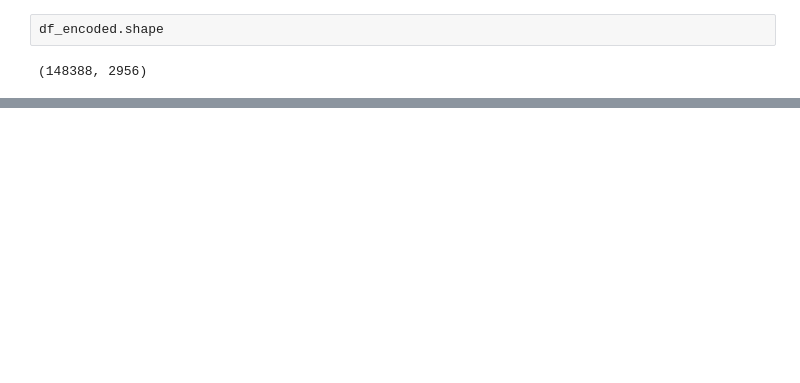
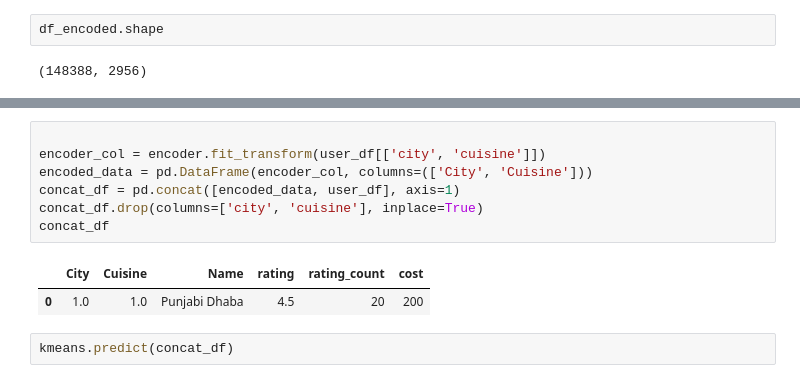
Before and after one commit to Shanchai-bit/Swiggy-s-Restaurant-Recommendation-System, a Jupyter notebook: swiggy.ipynb, the cells around one changed output, grey strips where cells are left out. Saved outputs shown, nothing was run; the diff lists cells and outputs as text; blank space fills up the shorter version.

```diff
--- a/swiggy.ipynb
+++ b/swiggy.ipynb
@@ -287,0 +335,12 @@ else:
+# %%
+
+encoder_col = encoder.fit_transform(user_df[['city', 'cuisine']])
+encoded_data = pd.DataFrame(encoder_col, columns=(['City', 'Cuisine']))
+concat_df = pd.concat([encoded_data, user_df], axis=1)
+concat_df.drop(columns=['city', 'cuisine'], inplace=True)
+concat_df
+# %% [output]
+|  | City | Cuisine | Name | rating | rating_count | cost |
+| 0 | 1.0 | 1.0 | Punjabi Dhaba | 4.5 | 20 | 200 |
+# %%
+kmeans.predict(concat_df)
```
Also changed, not shown: parts of 16 cells of this notebook, 1 other file.
